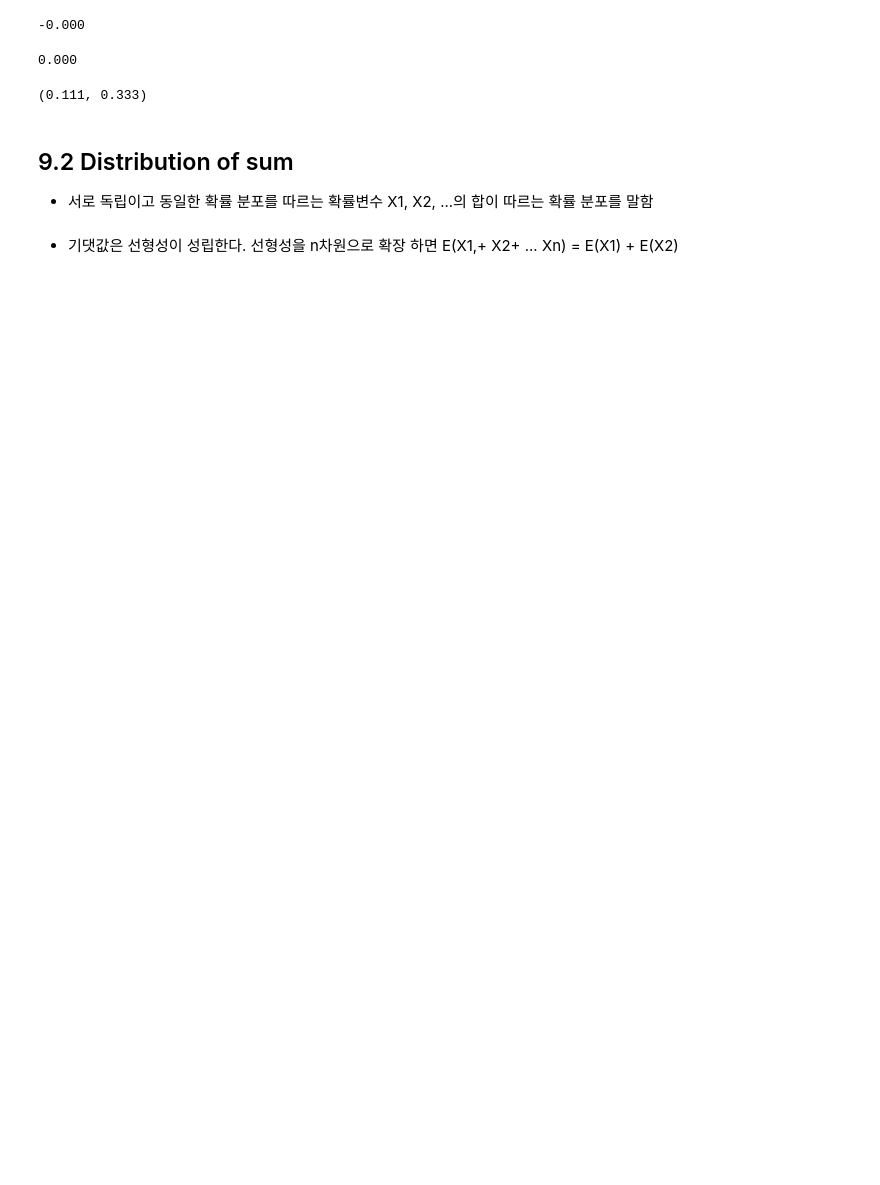
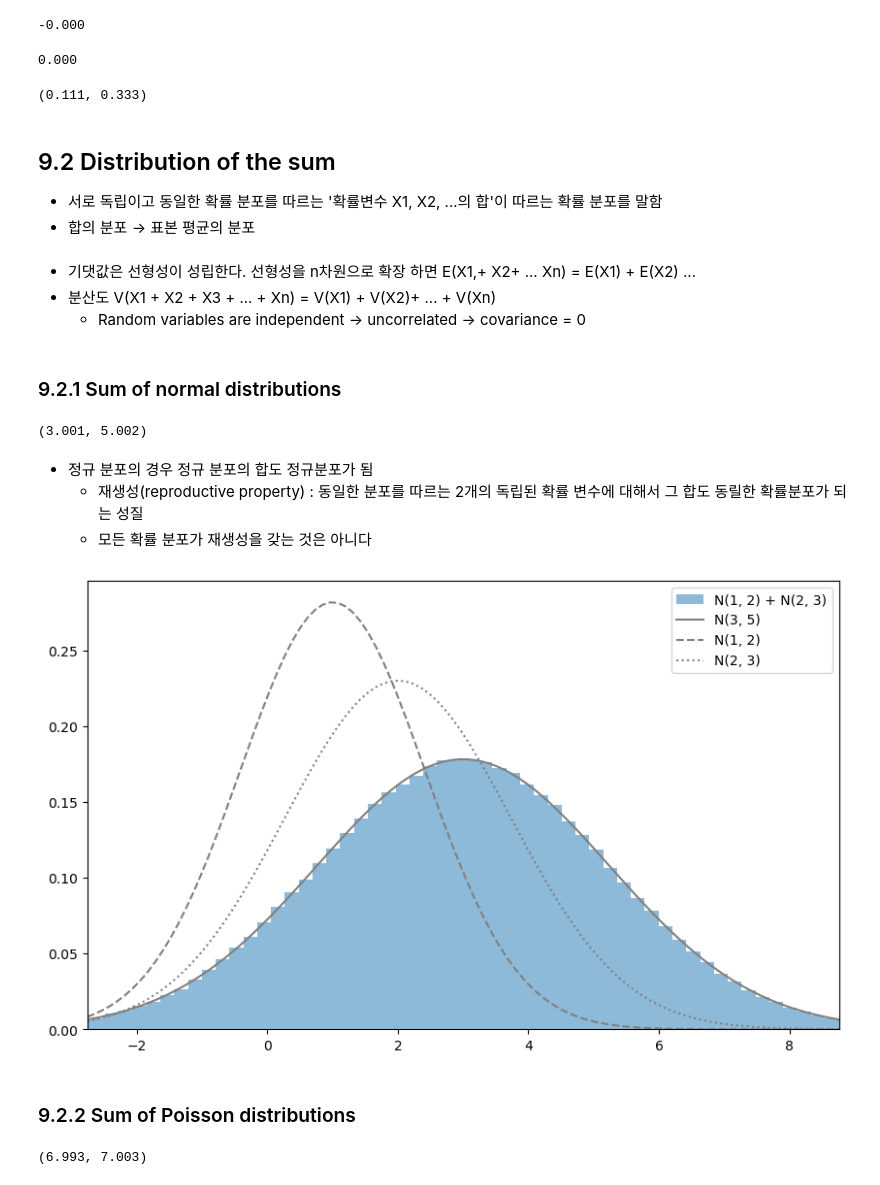
Before and after one commit to joanna-jaeeun/Statistics-with-Python, a Jupyter notebook: notebook/09. Independtly and identically distributed.ipynb, the cells around one changed output. Cells and saved outputs as stored; diff of their text form; code cells hidden in the pictures; blank space fills up the shorter version.

```diff
--- a/notebook/09. Independtly and identically distributed.ipynb
+++ b/notebook/09. Independtly and identically distributed.ipynb
@@ -76,7 +78,65 @@ f_X(0) * f_Y(0), f_XY(0, 0)
 # %% [output]
 (0.111, 0.333)
 # %% [markdown]
-## 9.2 Distribution of sum
-- 서로 독립이고 동일한 확률 분포를 따르는 확률변수 X1, X2, ...의 합이 따르는 확률 분포를 말함
+## 9.2 Distribution of the sum
+- 서로 독립이고 동일한 확률 분포를 따르는 '확률변수 X1, X2, ...의 합'이 따르는 확률 분포를 말함
+- 합의 분포 → 표본 평균의 분포
 # %% [markdown]
-- 기댓값은 선형성이 성립한다. 선형성을 n차원으로 확장 하면 E(X1,+ X2+ ... Xn) = E(X1) + E(X2)
+- 기댓값은 선형성이 성립한다. 선형성을 n차원으로 확장 하면 E(X1,+ X2+ ... Xn) = E(X1) + E(X2) ...
+- 분산도 V(X1 + X2 + X3  + ... + Xn) = V(X1) + V(X2)+ ... + V(Xn)
+    - Random variables are independent → uncorrelated → covariance = 0
+# %% [markdown]
+### 9.2.1 Sum of normal distributions
+# %%
+rv1 = stats.norm(1, np.sqrt(2))
+rv2 = stats.norm(2, np.sqrt(3))
+
+sample_size = int(1e6)
+X_sample = rv1.rvs(sample_size) # rvs : Random variates Sampling
+Y_sample = rv2.rvs(sample_size)
+
+sum_sample = X_sample + Y_sample
+
+np.mean(sum_sample) # 1+2
+np.var(sum_sample) # 2+3
+# %% [output]
+(3.001, 5.002)
+# %% [markdown]
+- 정규 분포의 경우 정규 분포의 합도 정규분포가 됨
+    - 재생성(reproductive property) : 동일한 분포를 따르는 2개의 독립된 확률 변수에 대해서 그 합도 동릴한 확률분포가 되는 성질
+    - 모든 확률 분포가 재생성을 갖는 것은 아니다
+# %%
+fig = plt.figure(figsize=(10, 6))
+ax = fig.add_subplot(111)
+
+rv = stats.norm(3, np.sqrt(5))
+xs = np.linspace(rv.isf(0.995), rv.isf(0.005), 100)
+# rv.isf(0.995) ~ rv.isf(0.005) 범위에서 100개 점 생성
+
+ax.hist(sum_sample, bins=100, density=True,
+        alpha=0.5, label='N(1, 2) + N(2, 3)')
+ax.plot(xs, rv.pdf(xs), label='N(3, 5)', color='gray')
+ax.plot(xs, rv1.pdf(xs), label='N(1, 2)', ls='--', color='gray')
+ax.plot(xs, rv2.pdf(xs), label='N(2, 3)', ls=':', color='gray' )
+
+ax.legend()
+ax.set_xlim(rv.isf(0.995), rv.isf(0.005))
+plt.show()
+
+# X + Y ~ N(3, 5)
+# %% [output]
+[figure, added]
+# %% [markdown]
+### 9.2.2 Sum of Poisson distributions
+# %%
+rv1 = stats.poisson(3)
+rv2 = stats.poisson(4)
+
+sample_size = int(1e6)
+X_sample = rv1.rvs(sample_size)
+Y_sample = rv2.rvs(sample_size)
+sum_sample = X_sample + Y_sample
+
+np.mean(sum_sample), np.var(sum_sample) # 7, 7
+# %% [output]
+(6.993, 7.003)
```
Also changed, not shown: parts of 23 cells of this notebook.
